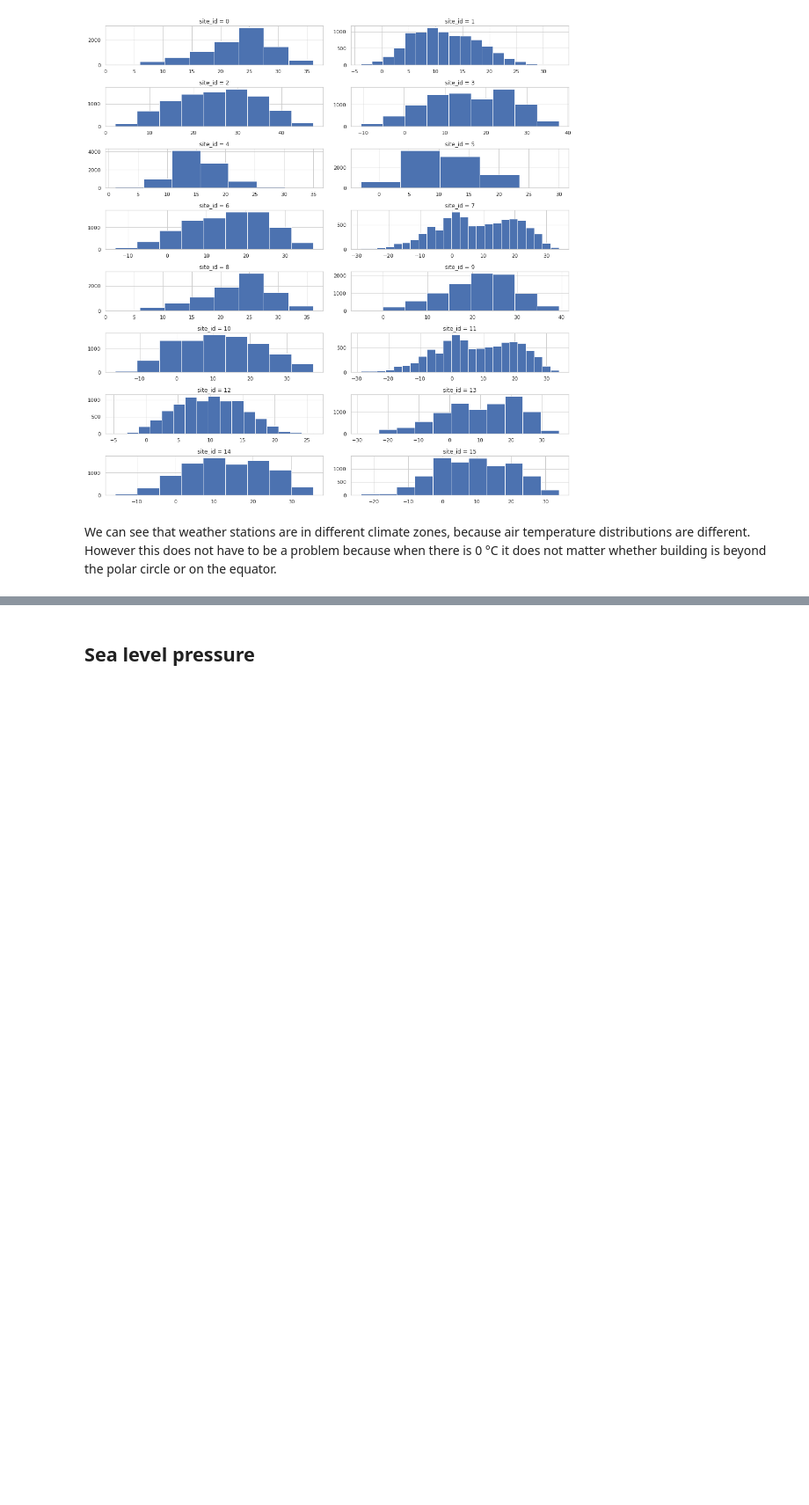
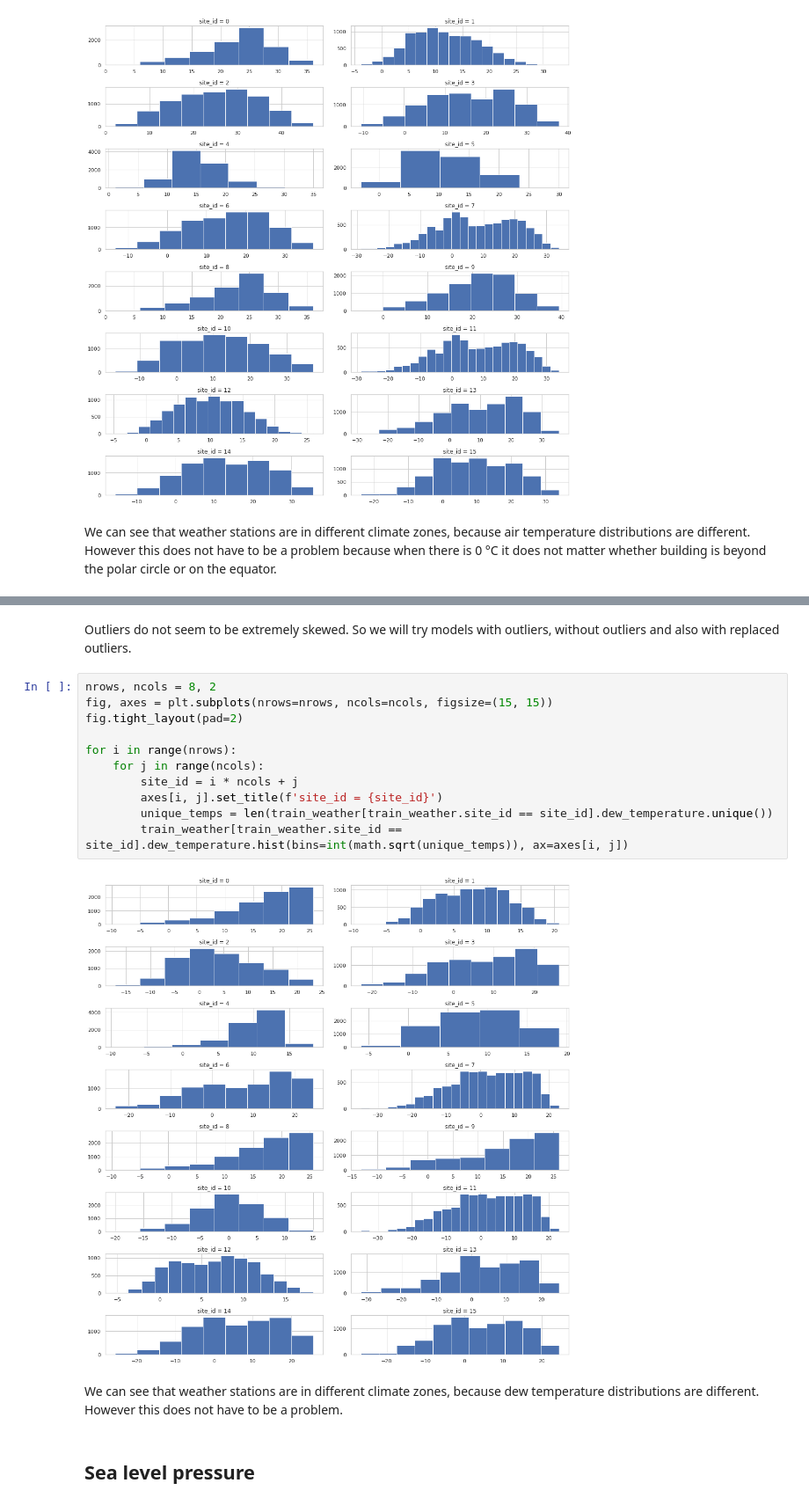
Before and after one commit to dmitana/fiit_knowledge_discovery_project, a Jupyter notebook: notebooks/analysis.ipynb, the cells around one changed output, grey strips where cells are left out. Shown at 88% size. Cells and saved outputs as stored; diff of their text form; blank space fills up the shorter version.

```diff
--- a/notebooks/analysis.ipynb
+++ b/notebooks/analysis.ipynb
@@ -358,3 +410,20 @@ We can see that weather stations are in different climate zones, because air tem
+# %% [markdown]
+Outliers do not seem to be extremely skewed. So we will try models with outliers, without outliers and also with replaced outliers.
+# %%
+nrows, ncols = 8, 2
+fig, axes = plt.subplots(nrows=nrows, ncols=ncols, figsize=(15, 15))
+fig.tight_layout(pad=2)
+
+for i in range(nrows):
+    for j in range(ncols):
+        site_id = i * ncols + j
+        axes[i, j].set_title(f'site_id = {site_id}')
+        unique_temps = len(train_weather[train_weather.site_id == site_id].dew_temperature.unique())
+        train_weather[train_weather.site_id == site_id].dew_temperature.hist(bins=int(math.sqrt(unique_temps)), ax=axes[i, j])
+# %% [output]
+[figure, added]
+# %% [markdown]
+We can see that weather stations are in different climate zones, because dew temperature distributions are different. However this does not have to be a problem.
 # %% [markdown]
 ## Sea level pressure
 # %% [markdown]
```
Also changed, not shown: parts of 8 cells of this notebook.
